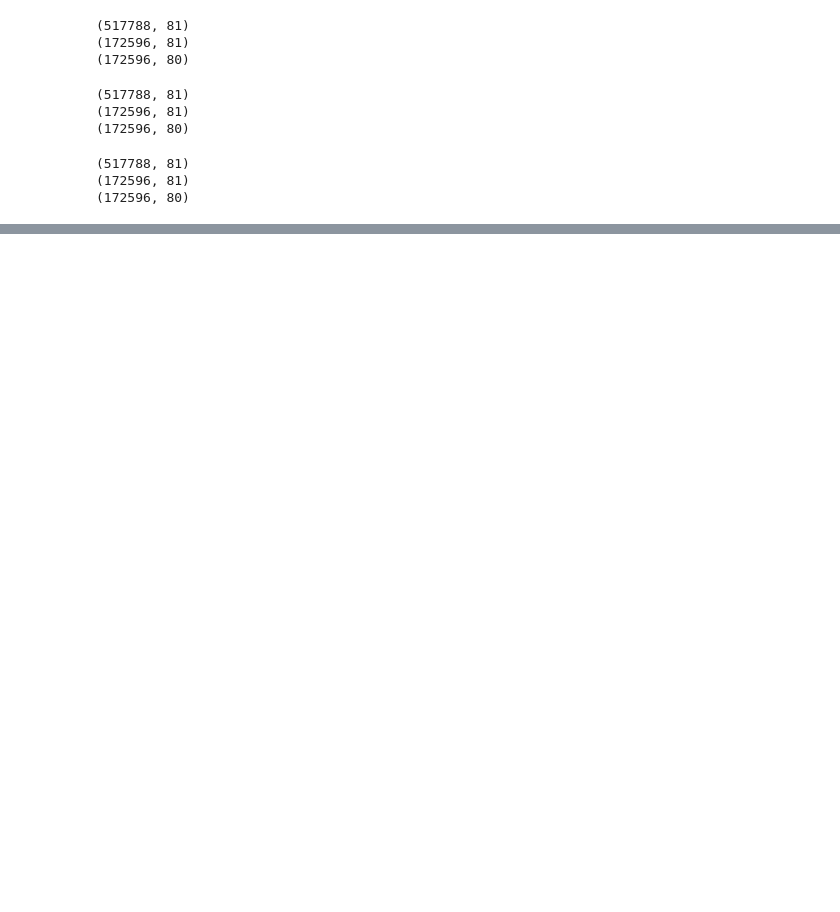
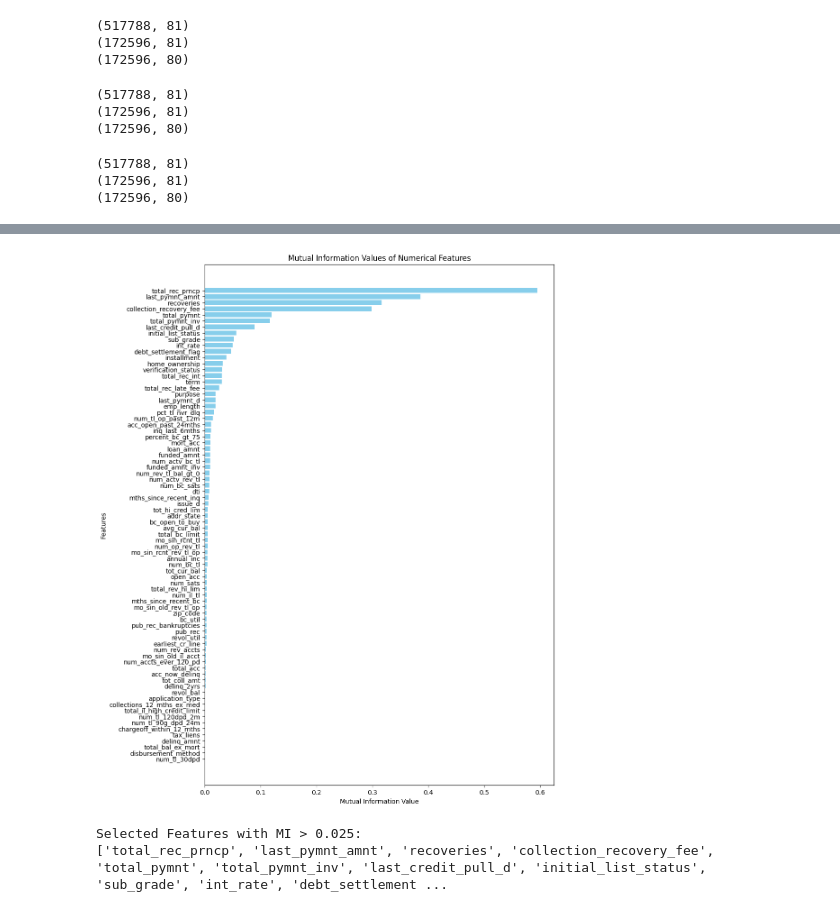
Before and after one commit to deshithagallage/ML---DS-Labs, a Jupyter notebook: Feature Engineering/Feature Engineerin Lab 01.ipynb, the cells around one changed output, grey strips where cells are left out. Cells and saved outputs as stored; diff of their text form; code cells hidden in the pictures; blank space fills up the shorter version.

Commit message:
Feature selection phase 1

```diff
--- a/Feature Engineering/Feature Engineerin Lab 01.ipynb
+++ b/Feature Engineering/Feature Engineerin Lab 01.ipynb
@@ -113,15 +136,3 @@ Index(['term', 'grade', 'sub_grade', 'emp_title', 'emp_length',
        'last_pymnt_d', 'last_credit_pull_d', 'application_type',
        'disbursement_method', 'debt_settlement_flag'],
       dtype='object')
-# %%
-# Imput missing values in the categorical columns
-for col in categorical_cols:
-    mode_value = df_train[col].mode()[0]
-
-    df_train[col] = df_train[col].fillna(mode_value)
-    df_valid[col] = df_valid[col].fillna(mode_value)
-    df_test[col] = df_test[col].fillna(mode_value)
-
-print(df_train.shape)
-print(df_valid.shape)
-print(df_test.shape)
@@ -254,3 +261,23 @@ df_test.drop('title', axis=1, inplace=True)
 # %%
 # get csv output
 df_train.to_csv('Mid.csv', index=False)
+# %%
+from sklearn.feature_selection import mutual_info_classif
+
+# Assuming 'X' is your dataset with all numerical columns and 'y' is your target variable
+# If you don't have a target variable, you can omit it and compute mutual information for each feature independently
+
+X_train = df_train.drop(columns=['loan_status']) # Features
+y_train = df_train['loan_status'] # Target Variable
+
+# Compute mutual information for each numerical feature
+mi_values = mutual_info_classif(X_train, y_train)
+
+# Create a DataFrame to store feature names and their corresponding MI values
+mi_df = pd.DataFrame({'Feature': X_train.columns, 'MI Value': mi_values})
+
+# Sort the DataFrame by MI values in descending order
+mi_df = mi_df.sort_values(by='MI Value', ascending=False)
+
+# Print the DataFrame with MI values for each numerical feature
+print(mi_df)
@@ -257,3 +299,26 @@ df_train.to_csv('Mid.csv', index=False)
+# %%
+import matplotlib.pyplot as plt
+
+# Plotting the graph
+plt.figure(figsize=(10, 15))
+plt.barh(mi_df['Feature'], mi_df['MI Value'], color='skyblue')
+plt.xlabel('Mutual Information Value')
+plt.ylabel('Features')
+plt.title('Mutual Information Values of Features')
+plt.gca().invert_yaxis()  # Invert y-axis to show feature with highest MI at the top
+plt.show()
+# %% [output]
+[figure, added]
+# %%
+threshold_value = 0.025
+selected_features = mi_df[mi_df['MI Value'] > threshold_value]['Feature'].tolist()
+
+# Print the names of selected features
+print("Selected Features with MI > 0.025:")
+print(selected_features)
+# %% [output]
+Selected Features with MI > 0.025:
+['total_rec_prncp', 'last_pymnt_amnt', 'recoveries', 'collection_recovery_fee', 'total_pymnt', 'total_pymnt_inv', 'last_credit_pull_d', 'initial_list_status', 'sub_grade', 'int_rate', 'debt_settlement ...
 # %%
 # Split the Dataset into Features (X) and Target Variable (y)
 
```
Also changed, not shown: parts of 7 cells of this notebook.
